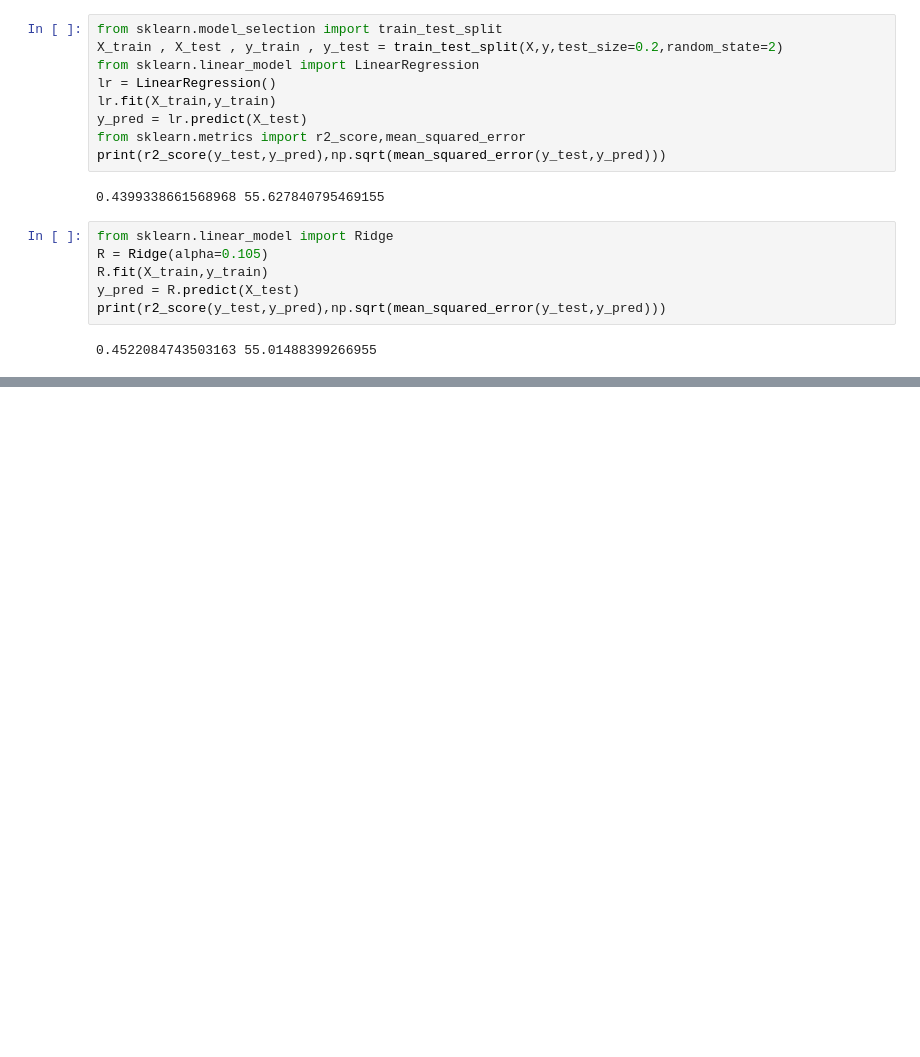
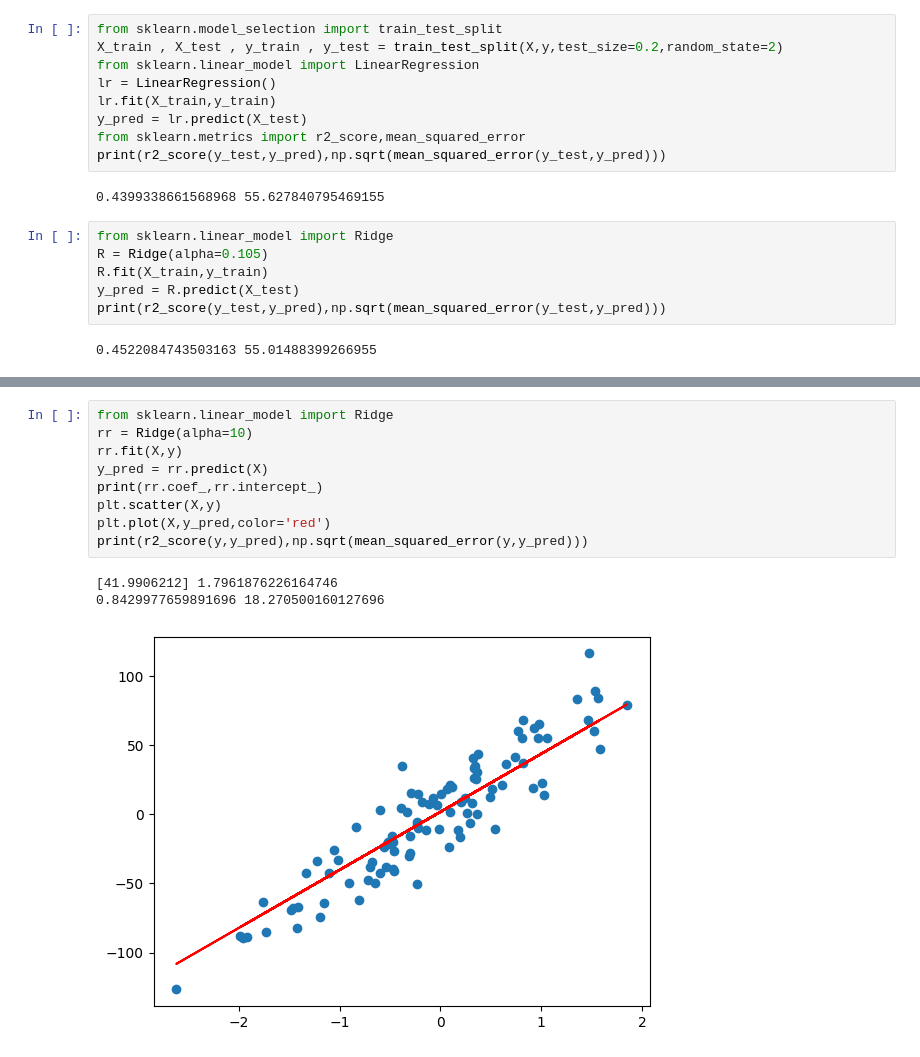
Before and after one commit to Liza-IITP/Linear-Logistic, a Jupyter notebook: RidgeRegression.ipynb, the cells around one changed output, grey strips where cells are left out. Cells and saved outputs as stored; diff of their text form; blank space fills up the shorter version.

```diff
--- a/RidgeRegression.ipynb
+++ b/RidgeRegression.ipynb
@@ -63,0 +83,13 @@ plt.show()
+# %%
+from sklearn.linear_model import Ridge
+rr = Ridge(alpha=10)
+rr.fit(X,y)
+y_pred = rr.predict(X)
+print(rr.coef_,rr.intercept_)
+plt.scatter(X,y)
+plt.plot(X,y_pred,color='red')
+print(r2_score(y,y_pred),np.sqrt(mean_squared_error(y,y_pred)))
+# %% [output]
+[41.9906212] 1.7961876226164746
+0.8429977659891696 18.270500160127696
+[figure, added]
```
Also changed, not shown: parts of 6 cells of this notebook.
